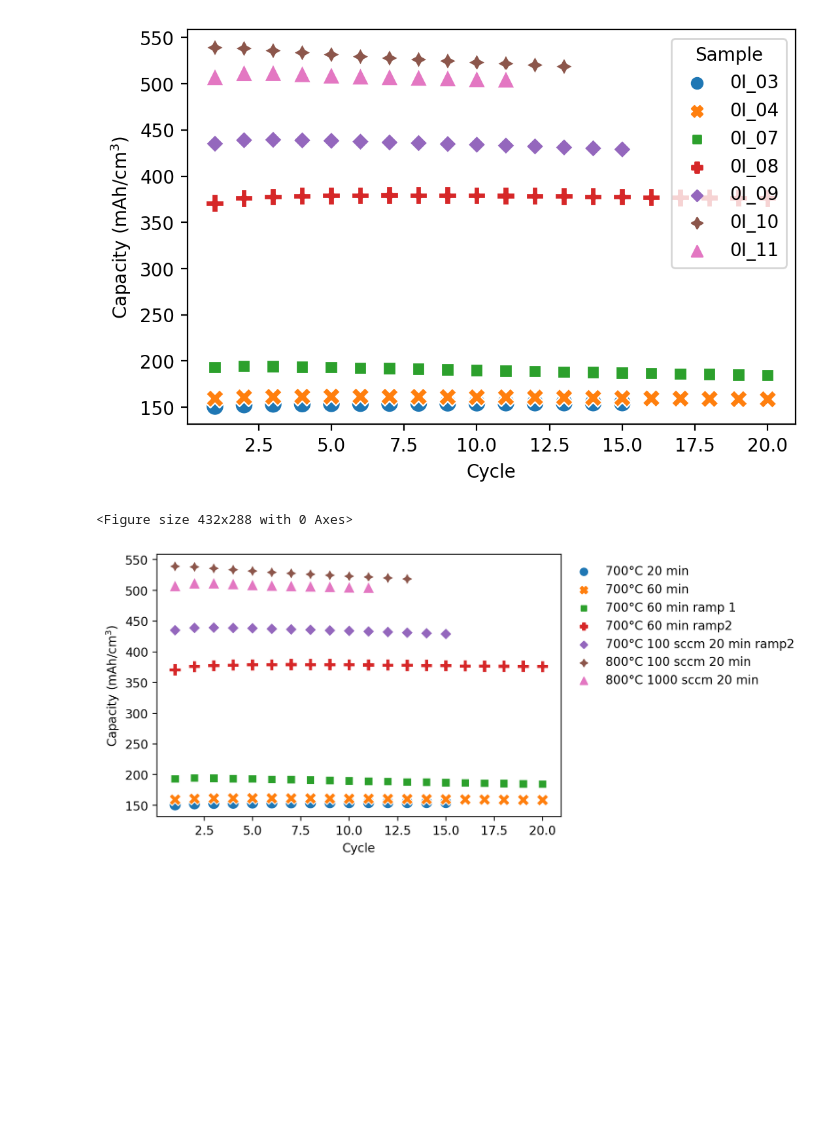
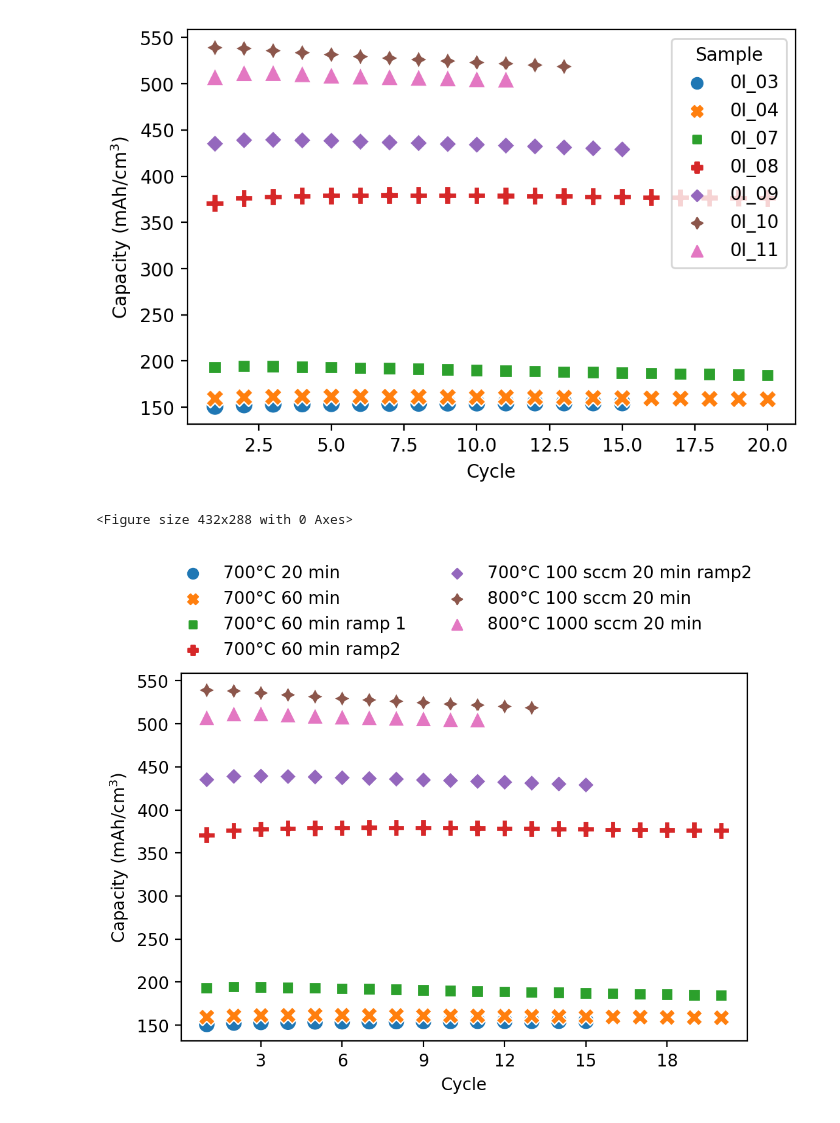
Before and after one commit to ridcil/Code, a Jupyter notebook: LSB_09.ipynb, the cells around one changed output. Drawn from its saved outputs; the diff is of its cells as text; code cells hidden in the pictures; blank space fills up the shorter version.

```diff
--- a/LSB_09.ipynb
+++ b/LSB_09.ipynb
@@ -34,21 +36,22 @@ sns.scatterplot(data = lsb_09, x = 'Cycle', y = 'Capacity (mAh/cm$^3$)', hue = '
 # %%
 
 paths = {'700°C 20 min' : r'C:\Users\lopezb41\OneDrive - imec\Documents\Experiments\Data\Electrochemical\LSB_09\0I_03',
          '700°C 60 min' : r'C:\Users\lopezb41\OneDrive - imec\Documents\Experiments\Data\Electrochemical\LSB_09\0I_04',
          '700°C 60 min ramp 1' : r'C:\Users\lopezb41\OneDrive - imec\Documents\Experiments\Data\Electrochemical\LSB_09\0I_07',
          '700°C 60 min ramp2' : r'C:\Users\lopezb41\OneDrive - imec\Documents\Experiments\Data\Electrochemical\LSB_09\0I_08',
          '700°C 100 sccm 20 min ramp2' : r'C:\Users\lopezb41\OneDrive - imec\Documents\Experiments\Data\Electrochemical\LSB_09\0I_09',
          '800°C 100 sccm 20 min' : r'C:\Users\lopezb41\OneDrive - imec\Documents\Experiments\Data\Electrochemical\LSB_09\0I_10',
          '800°C 1000 sccm 20 min' : r'C:\Users\lopezb41\OneDrive - imec\Documents\Experiments\Data\Electrochemical\LSB_09\0I_11'}
 
 lsb_09 = pd.DataFrame()
 for i in paths.keys():
     capacity = Ec.Electrochem(paths[i], 80)
     capacity['Sample'] = i
     lsb_09 = pd.concat([lsb_09, capacity], ignore_index = True)
 fig, ax = plt.subplots(facecolor = 'white', dpi = 200)
 ax = sns.scatterplot(data = lsb_09, x = 'Cycle', y = 'Capacity (mAh/cm$^3$)', hue = 'Sample', style = 'Sample', s = 100)
-sns.move_legend(ax, "upper left", bbox_to_anchor=(1, 1), frameon = False, title = None)
+sns.move_legend(ax, "lower center", ncol = 2, bbox_to_anchor=(0.5, 1), frameon = False, title = None)
+ax.xaxis.set_major_locator(MaxNLocator(integer=True))
 # %% [output]
 <Figure size 432x288 with 0 Axes>
-[figure, old version]
+[figure, new version]
```
Also changed, not shown: parts of 1 cell of this notebook.
